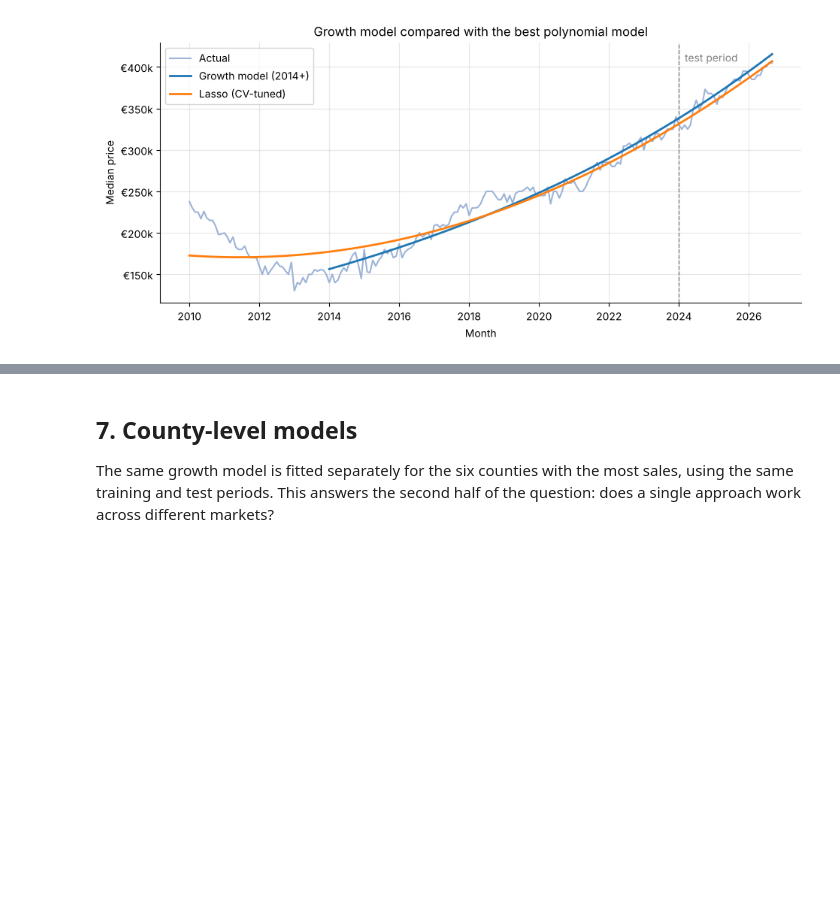
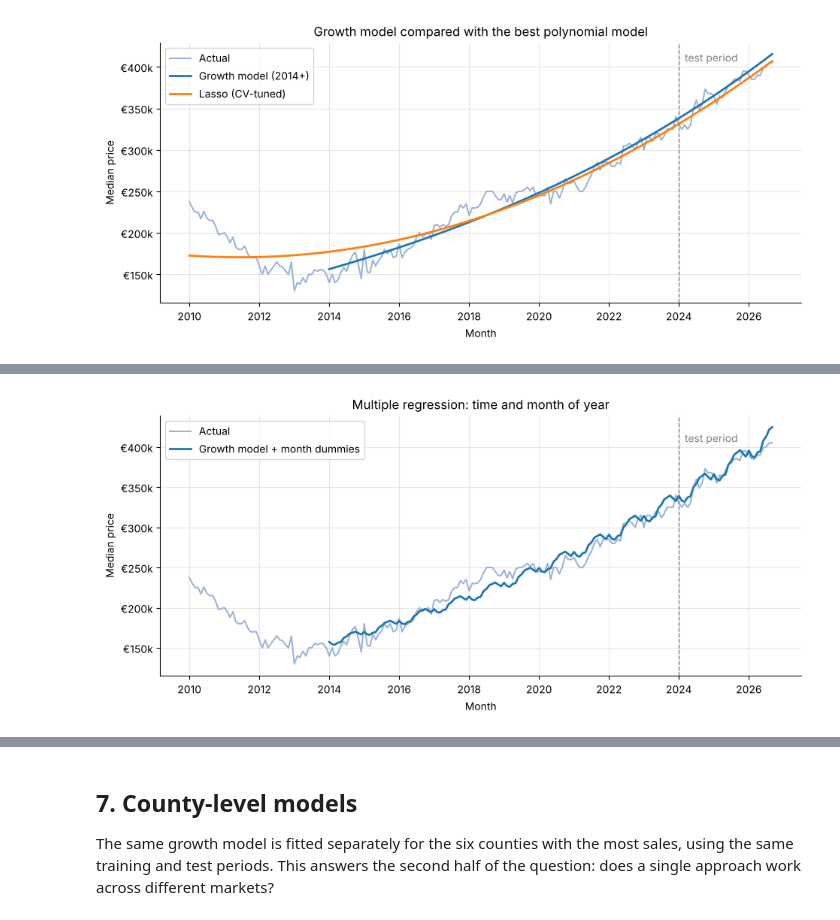
Before and after one commit to S5in/Data-Science-and-Machine-Learning, a Jupyter notebook: 01-irish-property-prices/property_prices.ipynb, the cells around one changed output, grey strips where cells are left out. Drawn from its saved outputs; the diff is of its cells as text; code cells hidden in the pictures; blank space fills up the shorter version.

```diff
--- a/01-irish-property-prices/property_prices.ipynb
+++ b/01-irish-property-prices/property_prices.ipynb
@@ -730,0 +924,18 @@ Estimated growth rate 2014–2023: 8.0% per year
+# %%
+def seasonal_features(series):
+    """Time in years plus a 0/1 dummy column for each month (January is the reference)."""
+    months = pd.Categorical(series["month"].dt.month, categories=range(1, 13))
+    dummies = pd.get_dummies(months, prefix="month", drop_first=True).astype(float)
+    dummies.index = series.index
+    return pd.concat([series[["t"]], dummies], axis=1)
+
+
+seasonal_train = train[train["month"] >= RECOVERY_START]
+seasonal_model = LinearRegression().fit(seasonal_features(seasonal_train), np.log(seasonal_train["median_price"]))
+seasonal_pred = np.exp(seasonal_model.predict(seasonal_features(test)))
+evaluate("Growth model + month dummies", y_test, seasonal_pred)
+
+seasonal_line = np.where(recovery_months, np.exp(seasonal_model.predict(seasonal_features(national))), np.nan)
+plot_forecasts({"Growth model + month dummies": seasonal_line}, "Multiple regression: time and month of year")
+# %% [output]
+[figure, added]
```
Also changed, not shown: parts of 32 cells of this notebook, 8 other files.
